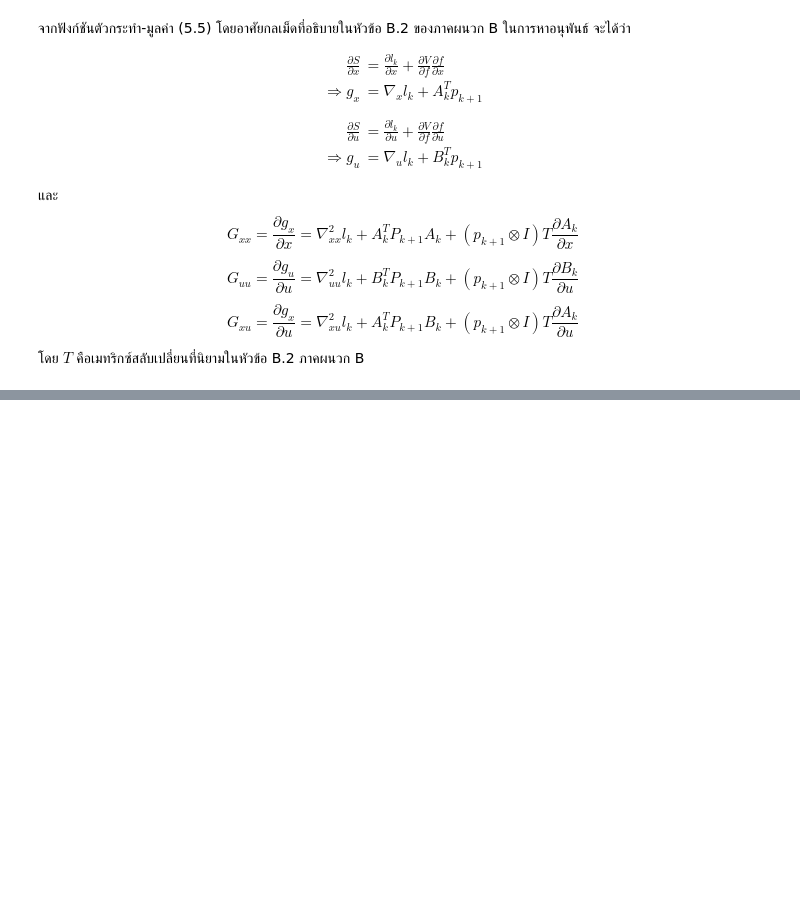
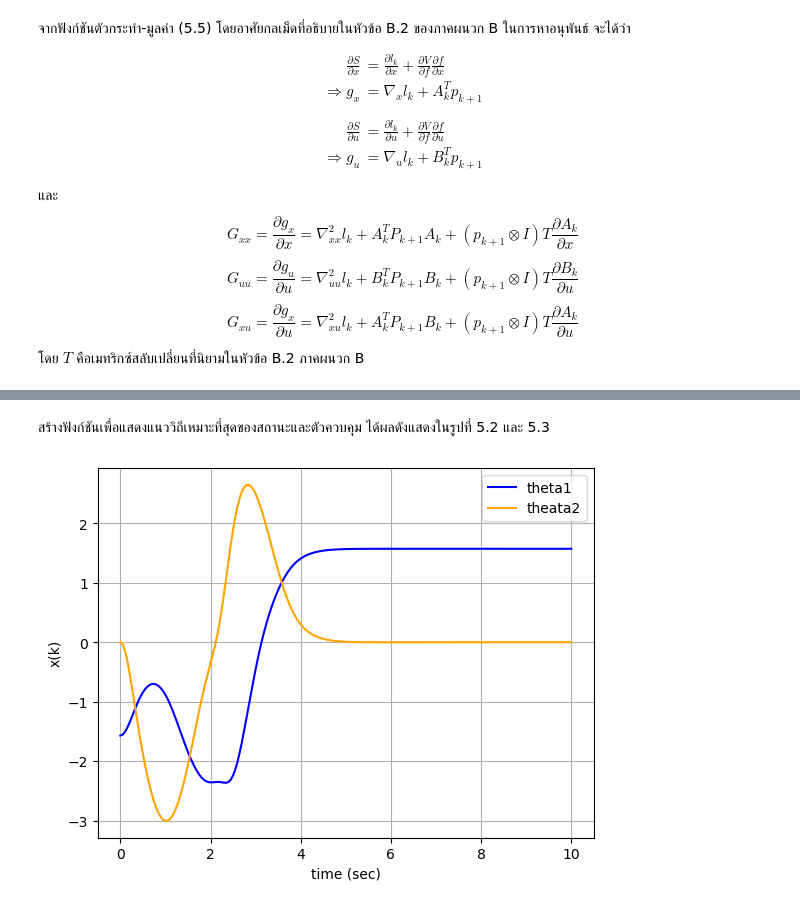
Before and after one commit to dewdotninja/ocrl, a Jupyter notebook: doc/notebooks/chapter5.ipynb, the cells around one changed output, grey strips where cells are left out. Drawn from its saved outputs; the diff is of its cells as text; code cells hidden in the pictures; blank space fills up the shorter version.

```diff
--- a/doc/notebooks/chapter5.ipynb
+++ b/doc/notebooks/chapter5.ipynb
@@ -152,0 +344,15 @@ $$
+# %%
+def stage_cost(x,u):
+    xbar = x-xgoal
+    return 0.5*((xbar.T@Q@xbar) + R*u*u)
+
+def terminal_cost(x):
+    xbar = x-xgoal
+    return 0.5*xbar.T@Qn@xbar
+
+def cost(xtraj, utraj):
+    J = 0.0
+    for k in range(Nt-1):
+        J += stage_cost(xtraj[:,[k]],utraj[k])
+    J += terminal_cost(xtraj[:,[Nt-1]])
+    return J.item()
@@ -152,0 +366,5 @@ $$
+# %%
+x0 = np.array([-np.pi/2,0,0,0]).reshape(4,1)
+xgoal = np.array([np.pi/2,0,0,0]).reshape(4,1)
+xtraj = np.kron(np.ones((1,Nt)),x0)
+utraj = np.random.rand(Nt-1)
@@ -152,0 +373,5 @@ $$
+# %%
+for k in range(Nt-1):
+    xtraj[:,[k+1]] = acrobot_dynamics_rk4(xtraj[:,k], utraj[k])
+J = cost(xtraj, utraj)
+J
@@ -152,0 +492,22 @@ $$
+# %% [markdown]
+สร้างฟังก์ชันเพื่อแสดงแนววิถีเหมาะที่สุดของสถานะและตัวควบคุม ได้ผลดังแสดงในรูปที่ 5.2 และ 5.3
+# %%
+def plot_x():
+    plt.figure()
+    plt.plot(thist,xtraj[0,:],"b-",thist,xtraj[1,:],'orange')
+    plt.xlabel("time (sec)")
+    plt.ylabel("x(k)")
+    plt.legend(["theta1","theata2"])
+    plt.grid(True)
+    plt.show()
+
+def plot_u():
+    plt.plot(thist[0:Nt-1],utraj,"m-")
+    plt.xlabel("time (sec)")
+    plt.ylabel("u(k)")
+    plt.grid(True)
+    plt.show()
+# %%
+plot_x()
+# %% [output]
+[figure, added]
```
Also changed, not shown: parts of 30 cells of this notebook.
